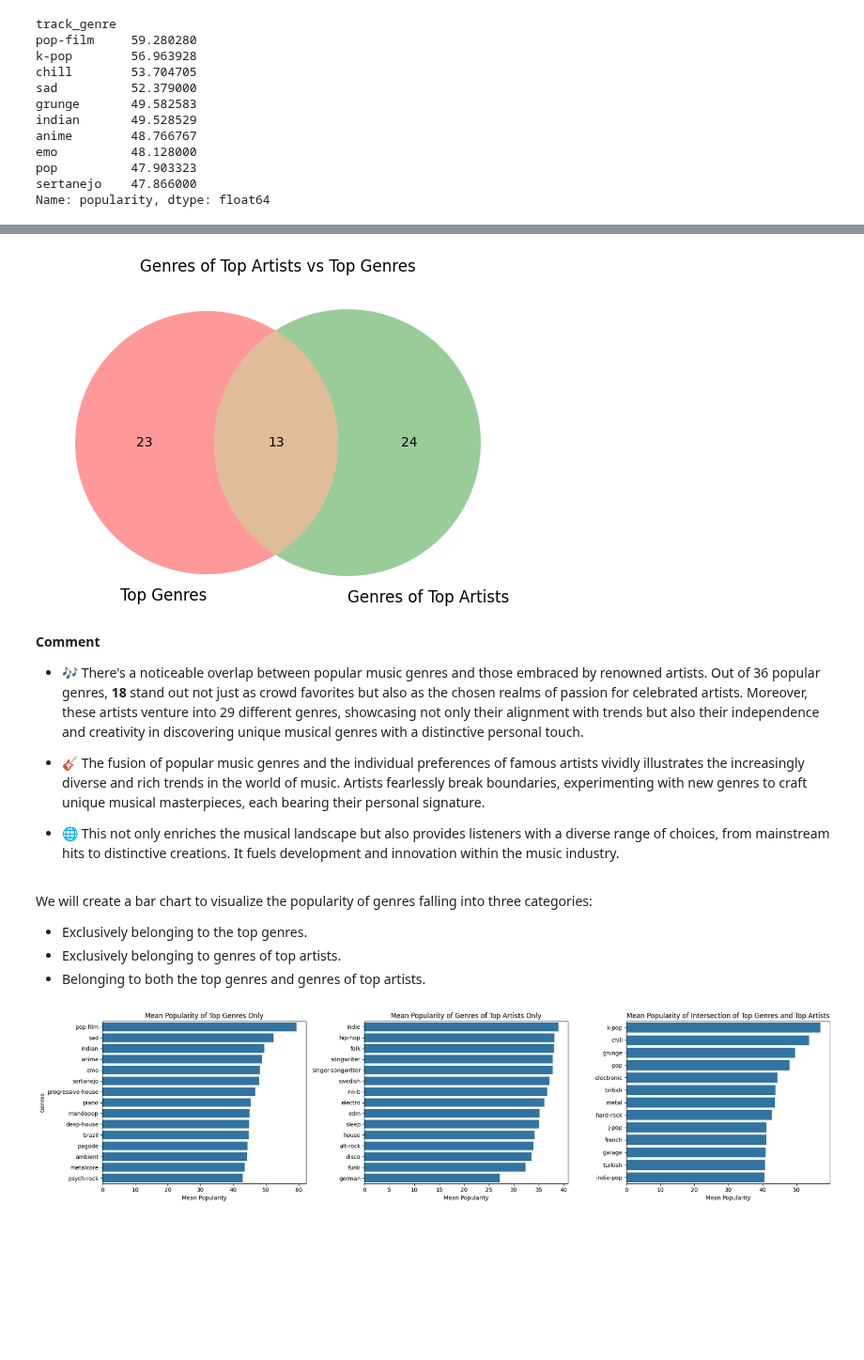
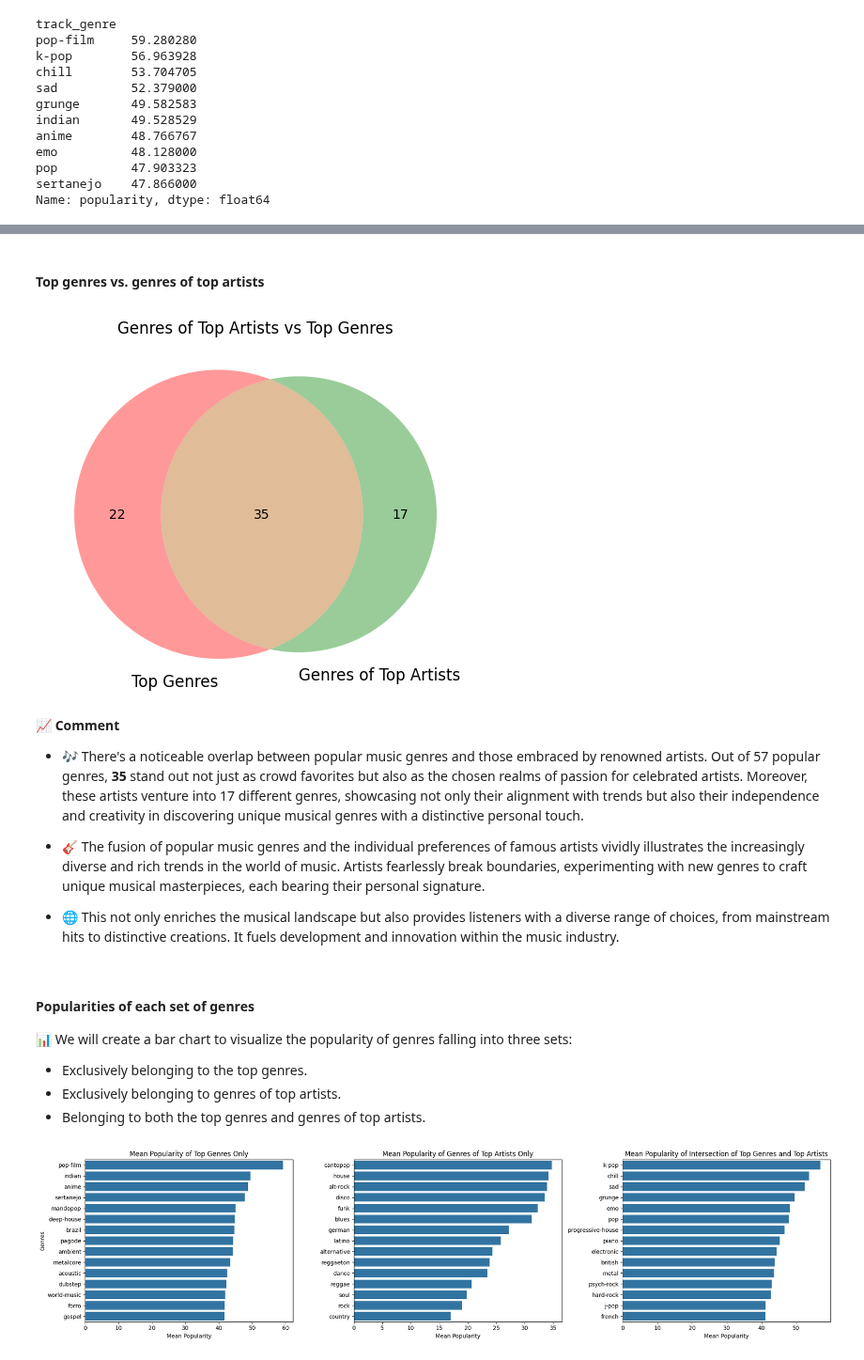
Before and after one commit to duongtruongbinh/Prog4DS_FinalProject, a Jupyter notebook: Question02.ipynb, the cells around one changed output, grey strips where cells are left out. Shown at 94% size. Saved outputs shown, nothing was run; the diff lists cells and outputs as text; code cells hidden in the pictures; blank space fills up the shorter version.

```diff
--- a/Question02.ipynb
+++ b/Question02.ipynb
@@ -67,7 +65,7 @@ We'll start by performing some preprocessing steps to prepare the data for analy
 Popularity of genres is determined by the mean popularity of songs in each genre. We'll use the `groupby` function to group the data by genre and calculate the mean popularity of songs in each genre.
 # %%
 top_genres = df.groupby('track_genre')['popularity'].mean()
-top_genres = top_genres[top_genres >= 40].sort_values(ascending=False)
+top_genres = top_genres[top_genres >= 35].sort_values(ascending=False)
 top_genres[:10]
 # %% [output]
 track_genre
@@ -93,6 +96,6 @@ After splitting the artists, we now can group the data by artist and calculate t
 # %%
 top_artists = copy_df.groupby('artists')['popularity'].mean()
-top_artists = top_artists[top_artists >= 75].sort_values(ascending=False)
+top_artists = top_artists[top_artists >= 70].sort_values(ascending=False)
 top_artists[:10]
 # %% [output]
 artists
@@ -110,6 +118,6 @@ Name: popularity, dtype: float64
 # %%
 top_artists = top_artists.index.tolist()
-genres_artists = df[df['artists'].isin(top_artists)]['track_genre'].value_counts().index.to_list()
+genres_artists = df[df['artists'].isin(top_artists)]['track_genre'].unique().tolist()
 genres_artists[:10]
 # %% [output]
 ['alt-rock',
@@ -127,3 +166,5 @@ genres_artists[:10]
+# %% [markdown]
+#### **Top genres vs. genres of top artists**
 # %%
 from matplotlib_venn import venn2
 top_genres = top_genres.index.tolist()
@@ -131,17 +172,19 @@ venn2([set(top_genres), set(genres_artists)], set_labels=('Top Genres', 'Genres
 plt.title('Genres of Top Artists vs Top Genres')
 plt.show()
 # %% [output]
-[figure, old version]
+[figure, new version]
 # %% [markdown]
-**Comment**
+**&#x1F4C8; Comment**
 
-- 🎶 There's a noticeable overlap between popular music genres and those embraced by renowned artists. Out of 36 popular genres, **18** stand out not just as crowd favorites but also as the chosen realms of passion for celebrated artists. Moreover, these artists venture into 29 different genres, showcasing not only their alignment with trends but also their independence and creativity in discovering unique musical genres with a distinctive personal touch.
+- 🎶 There's a noticeable overlap between popular music genres and those embraced by renowned artists. Out of 57 popular genres, **35** stand out not just as crowd favorites but also as the chosen realms of passion for celebrated artists. Moreover, these artists venture into 17 different genres, showcasing not only their alignment with trends but also their independence and creativity in discovering unique musical genres with a distinctive personal touch.
 
 - 🎸 The fusion of popular music genres and the individual preferences of famous artists vividly illustrates the increasingly diverse and rich trends in the world of music. Artists fearlessly break boundaries, experimenting with new genres to craft unique musical masterpieces, each bearing their personal signature.
 
 - 🌐 This not only enriches the musical landscape but also provides listeners with a diverse range of choices, from mainstream hits to distinctive creations. It fuels development and innovation within the music industry.
 # %% [markdown]
-We will create a bar chart to visualize the popularity of genres falling into three categories:
+#### **Popularities of each set of genres**
+
+📊 We will create a bar chart to visualize the popularity of genres falling into three sets:
 
 - Exclusively belonging to the top genres.
 - Exclusively belonging to genres of top artists.
@@ -149,32 +192,32 @@ We will create a bar chart to visualize the popularity of genres falling into th
 # %%
 top_genres_only = list(set(top_genres) - set(genres_artists))
 genres_artists_only = list(set(genres_artists) - set(top_genres))
 intersection = list(set(top_genres) & set(genres_artists))
 
 top_genres_only = df[df['track_genre'].isin(top_genres_only)].groupby('track_genre')['popularity'].mean().sort_values(ascending=False).head(15)
 genres_artists_only = df[df['track_genre'].isin(genres_artists_only)].groupby('track_genre')['popularity'].mean().sort_values(ascending=False).head(15)
-intersection = df[df['track_genre'].isin(intersection)].groupby('track_genre')['popularity'].mean().sort_values(ascending=False)
+intersection = df[df['track_genre'].isin(intersection)].groupby('track_genre')['popularity'].mean().sort_values(ascending=False).head(15)
 
 fig, axes = plt.subplots(1, 3, figsize=(20, 5))
 
 sns.barplot(x=top_genres_only.values, y=top_genres_only.index, ax=axes[0])
 axes[0].set_title('Mean Popularity of Top Genres Only')
 axes[0].set_xlabel('Mean Popularity')
 axes[0].set_ylabel('Genres')
 
 sns.barplot(x=genres_artists_only.values, y=genres_artists_only.index, ax=axes[1])
 axes[1].set_title('Mean Popularity of Genres of Top Artists Only')
 axes[1].set_xlabel('Mean Popularity')
 axes[1].set_ylabel('')
 
 sns.barplot(x=intersection.values, y=intersection.index, ax=axes[2])
 axes[2].set_title('Mean Popularity of Intersection of Top Genres and Top Artists')
 axes[2].set_xlabel('Mean Popularity')
 axes[2].set_ylabel('')
 
 
 plt.tight_layout()
 plt.show()
 # %% [output]
-[figure, old version]
+[figure, new version]
 # %% [markdown]
```
Also changed, not shown: parts of 31 cells of this notebook.
